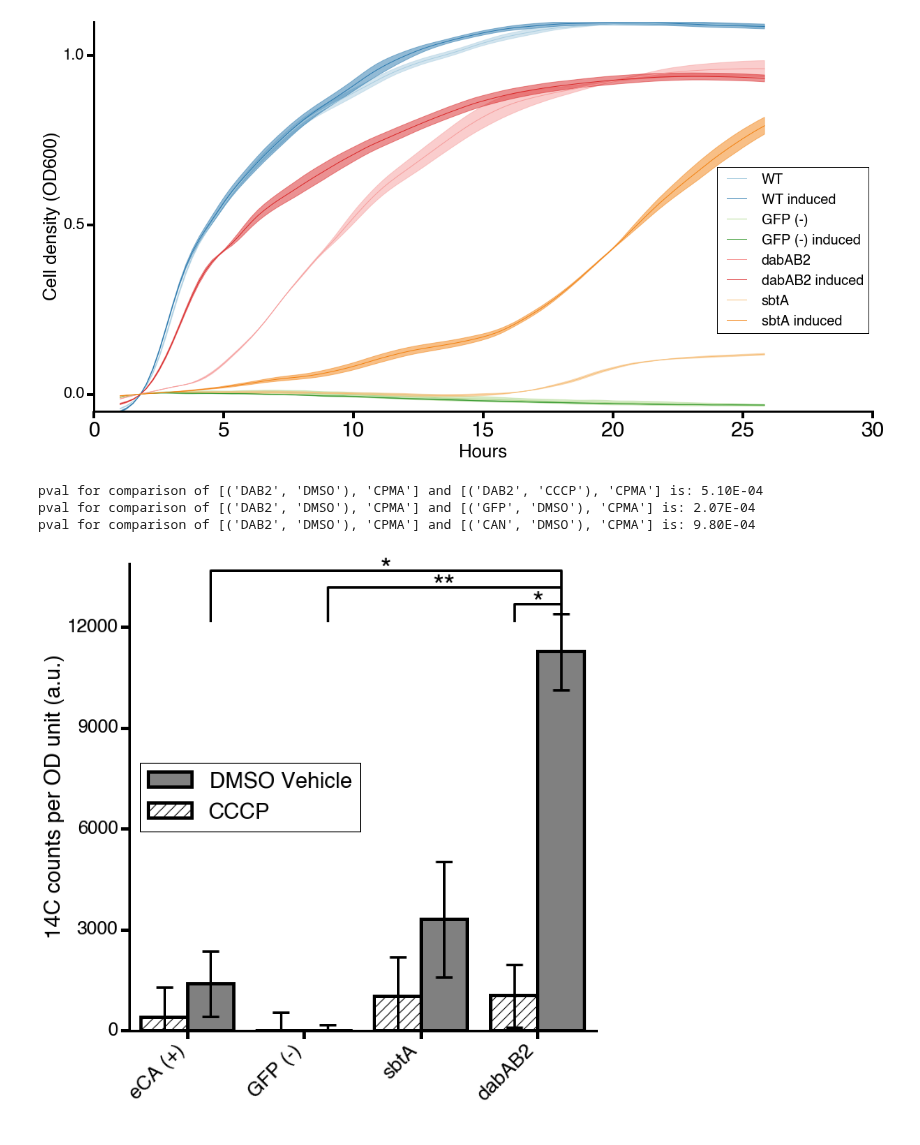
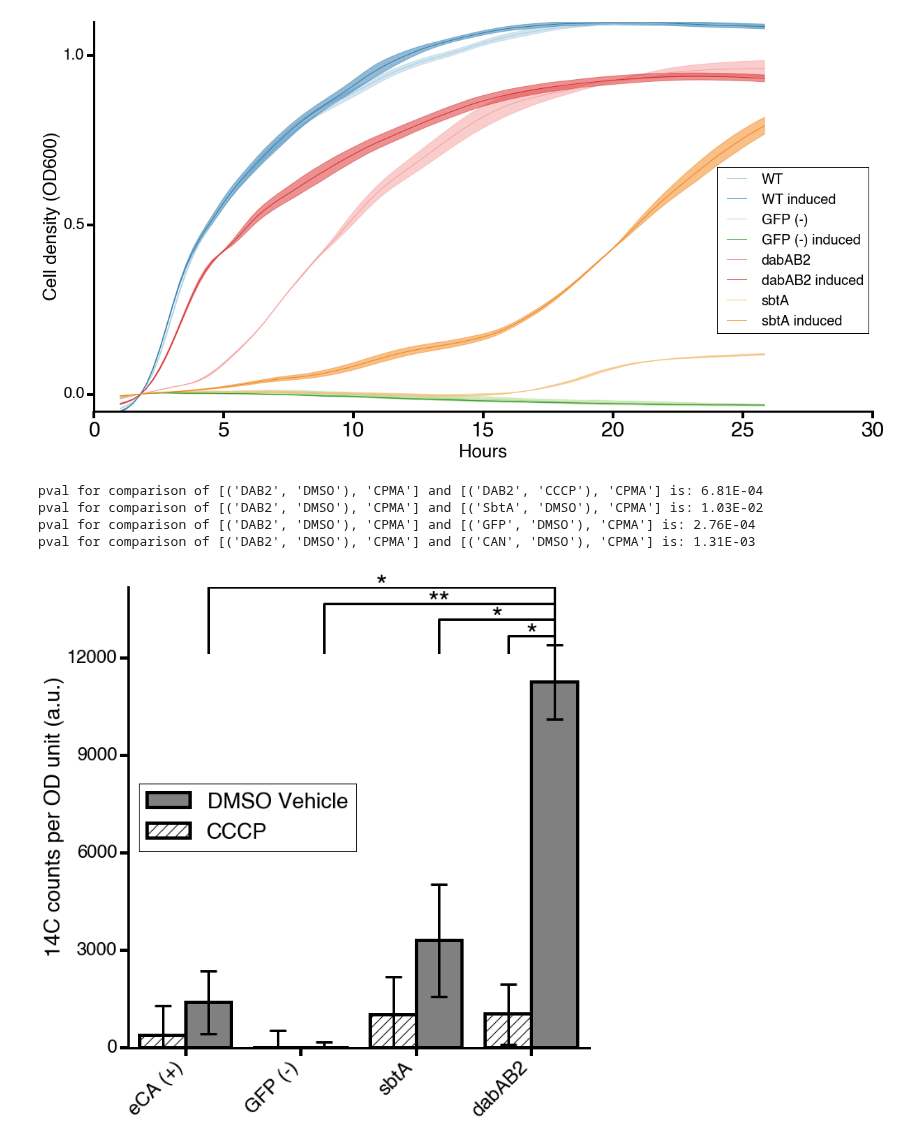
Before and after one commit to jackdesmarais/DabTransporterPaper, a Jupyter notebook: scripts/figure 3 CAFree complementation by DAB.ipynb, the cells around one changed output. Saved outputs shown, nothing was run; the diff lists cells and outputs as text; code cells hidden in the pictures.

```diff
--- a/scripts/figure 3 CAFree complementation by DAB.ipynb
+++ b/scripts/figure 3 CAFree complementation by DAB.ipynb
@@ -590,6 +590,7 @@ for i, col in enumerate(colOrder):
 
 to_test = [
     ([('DAB2','DMSO'),'CPMA'], [('DAB2','CCCP'),'CPMA'],3+offsets[0],3+offsets[1]),
+    ([('DAB2','DMSO'),'CPMA'], [('SbtA','DMSO'),'CPMA'],3+offsets[0],2+offsets[0]),
     ([('DAB2','DMSO'),'CPMA'], [('GFP','DMSO'),'CPMA'],3+offsets[0],1+offsets[0]),
     ([('DAB2','DMSO'),'CPMA'], [('CAN','DMSO'),'CPMA'],3+offsets[0],0+offsets[0]),
 ]
@@ -625,35 +626,36 @@ xs = np.arange(len(data))
 plt.xticks(xs, ticks, rotation=45, fontsize=24, ha='right')
 plt.tick_params(axis='both', direction='out', bottom='on', left='on', top='off', right='off',
                     length=10, width=4)
 plt.yticks(np.arange(0, 12001, 3000), fontsize=22)
-plt.ylim(0.0, 13900)
+plt.ylim(0.0, 14200)
 
 plt.legend(fontsize=26,loc=6)
 #     plt.title('Blanked bicarbonate uptake')
 plt.ylabel('14C counts per OD unit (a.u.)')
 
 # Hide the right and top spines
 ax.spines['right'].set_visible(False)
 ax.spines['top'].set_visible(False)
 
 # Only show ticks on the left and bottom spines
 ax.yaxis.set_ticks_position('left')
 ax.xaxis.set_ticks_position('bottom')
 
 #     change axis weight
 ax.spines['left'].set_linewidth(3)
 ax.spines['bottom'].set_linewidth(3)
 
 
 #     print(unstackedStds)
 #     print(unstackedMeans)
 
 
 plt.savefig('fig3/fig3C.eps',format='eps',bbox_inches='tight')
 
 plt.show()
 # %% [output]
-pval for comparison of [('DAB2', 'DMSO'), 'CPMA'] and [('DAB2', 'CCCP'), 'CPMA'] is: 5.10E-04
-pval for comparison of [('DAB2', 'DMSO'), 'CPMA'] and [('GFP', 'DMSO'), 'CPMA'] is: 2.07E-04
-pval for comparison of [('DAB2', 'DMSO'), 'CPMA'] and [('CAN', 'DMSO'), 'CPMA'] is: 9.80E-04
+pval for comparison of [('DAB2', 'DMSO'), 'CPMA'] and [('DAB2', 'CCCP'), 'CPMA'] is: 6.81E-04
+pval for comparison of [('DAB2', 'DMSO'), 'CPMA'] and [('SbtA', 'DMSO'), 'CPMA'] is: 1.03E-02
+pval for comparison of [('DAB2', 'DMSO'), 'CPMA'] and [('GFP', 'DMSO'), 'CPMA'] is: 2.76E-04
+pval for comparison of [('DAB2', 'DMSO'), 'CPMA'] and [('CAN', 'DMSO'), 'CPMA'] is: 1.31E-03
-[figure, old version]
+[figure, new version]
```
Also changed, not shown: 2 other files.
